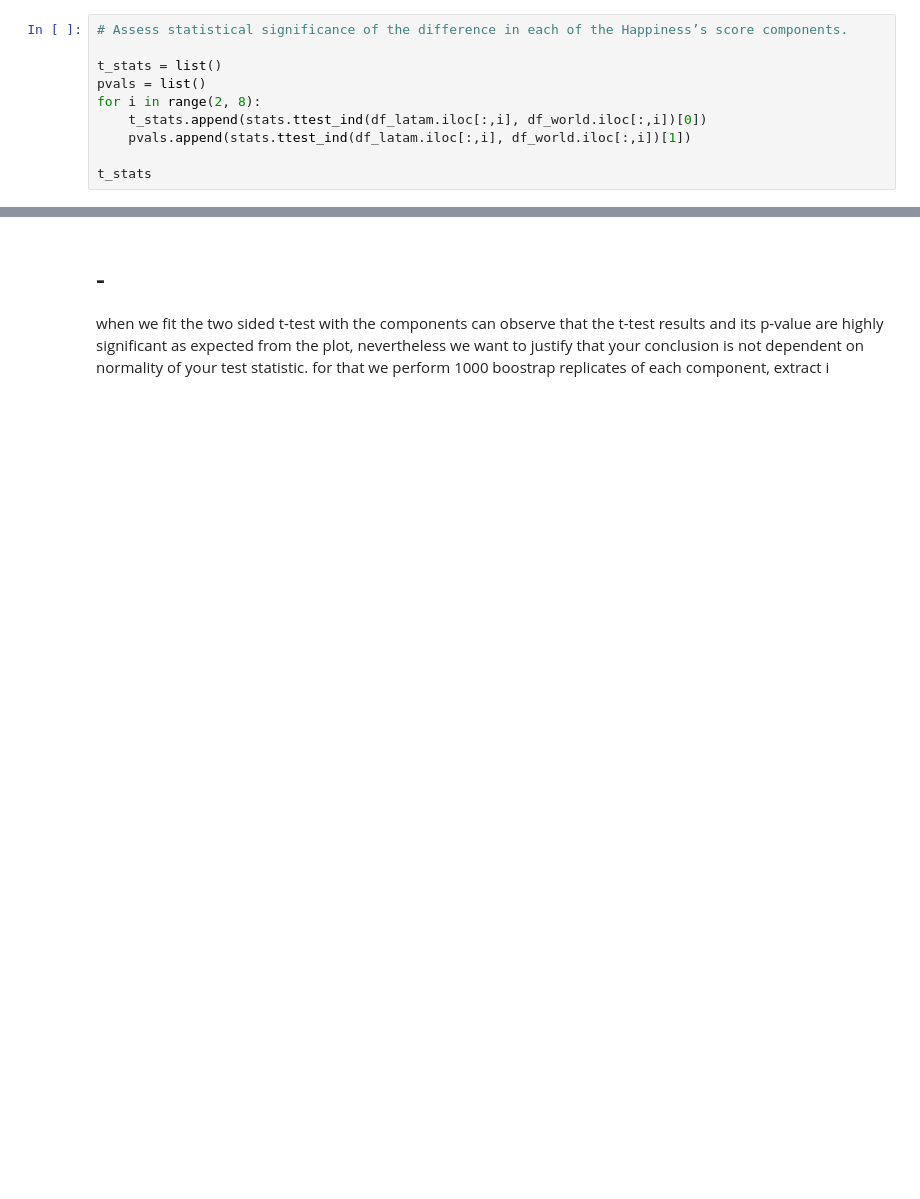
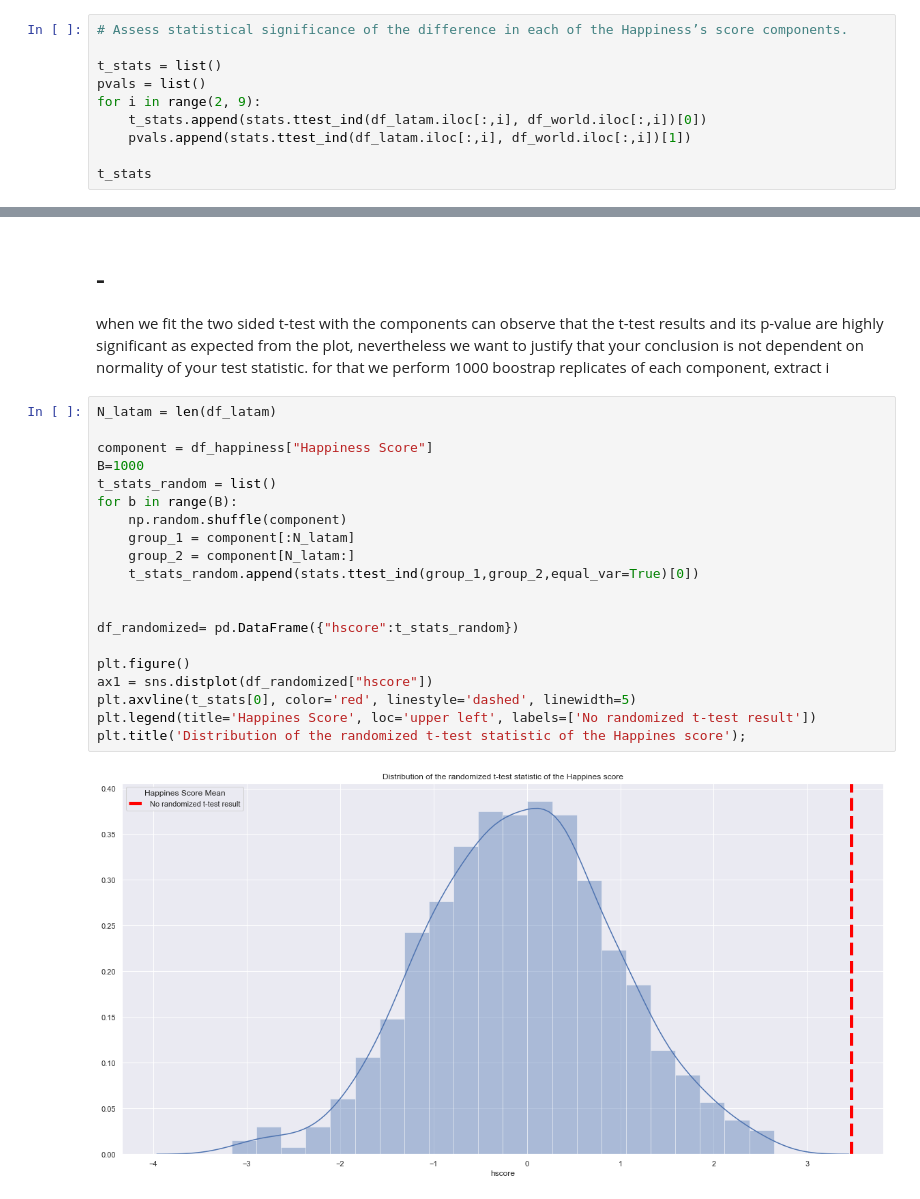
Before and after one commit to EiderDiaz/midterm_ds_is, a Jupyter notebook: Question 3 midterm.ipynb, the cells around one changed output, grey strips where cells are left out. Drawn from its saved outputs; the diff is of its cells as text; blank space fills up the shorter version.

Commit message:
Q3 rehecha con randomization

```diff
--- a/Question 3 midterm.ipynb
+++ b/Question 3 midterm.ipynb
@@ -80,7 +80,7 @@ plt.title('Happines Score latam (blue) vs rest of the world (orange): distributi
 
 t_stats = list()
 pvals = list()
-for i in range(2, 8):
+for i in range(2, 9):
     t_stats.append(stats.ttest_ind(df_latam.iloc[:,i], df_world.iloc[:,i])[0])
     pvals.append(stats.ttest_ind(df_latam.iloc[:,i], df_world.iloc[:,i])[1])
 
@@ -96,3 +97,25 @@ t_stats
 # -
 when we fit the two sided t-test with the components can observe that the t-test results and its p-value are highly significant as expected from the plot, nevertheless we want to justify that your conclusion is not dependent on normality of your test statistic.
 for that we perform 1000 boostrap replicates of each component, extract i
+# %%
+N_latam = len(df_latam)
+
+component = df_happiness["Happiness Score"]
+B=1000
+t_stats_random = list()
+for b in range(B):
+    np.random.shuffle(component)
+    group_1 = component[:N_latam]
+    group_2 = component[N_latam:]
+    t_stats_random.append(stats.ttest_ind(group_1,group_2,equal_var=True)[0])
+
+
+df_randomized= pd.DataFrame({"hscore":t_stats_random})
+
+plt.figure()
+ax1 = sns.distplot(df_randomized["hscore"])
+plt.axvline(t_stats[0], color='red', linestyle='dashed', linewidth=5)
+plt.legend(title='Happines Score', loc='upper left', labels=['No randomized t-test result'])
+plt.title('Distribution of the randomized t-test statistic of the Happines score');
+# %% [output]
+[figure, added]
```
Also changed, not shown: parts of 14 cells of this notebook.
